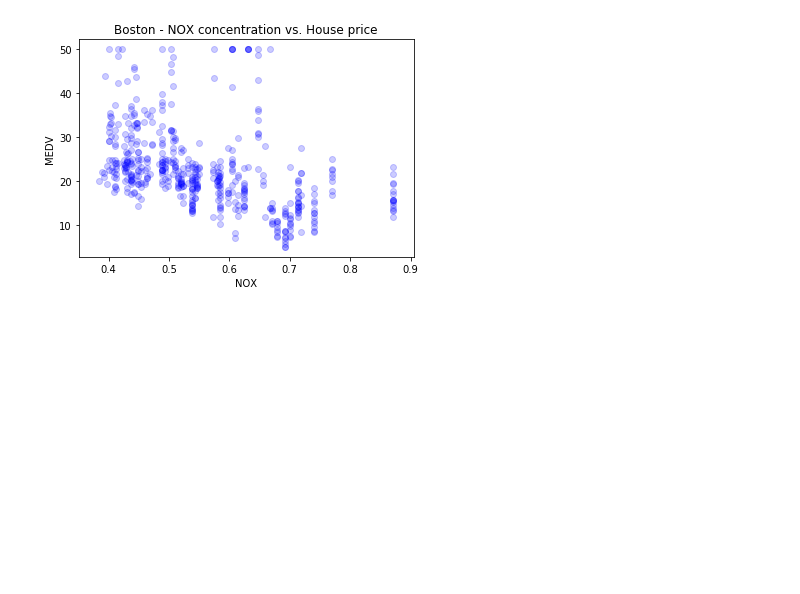
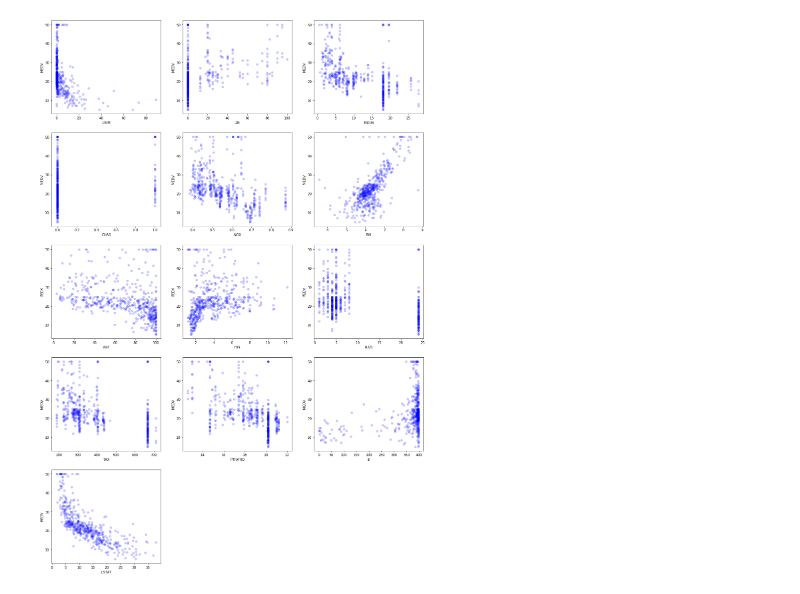
Before and after one commit to 0xLeon/MachLearn-Exercises, a Jupyter notebook: Jupyter/MachLearnExercise02.ipynb, the cells around one changed output. Cells and saved outputs as stored; diff of their text form; code cells hidden in the pictures; blank space fills up the shorter version.

Commit message:
Plot all data columns separatly and include stats graph
Stats graph includes mean, variance and standard error.

```diff
--- a/Jupyter/MachLearnExercise02.ipynb
+++ b/Jupyter/MachLearnExercise02.ipynb
@@ -5,9 +8,14 @@ import sklearn.datasets
 # %%
-boston = sklearn.datasets.load_boston()
-plt.scatter(boston.data[:, 4], boston.target, marker='o', c='b', alpha=0.2)
-plt.xlabel(boston.feature_names[4])
-plt.ylabel('MEDV')
-plt.title('Boston - NOX concentration vs. House price')
+c = (int(np.ceil(boston.data.shape[1] / 3.0)), 3)
+
+plt.figure(1, figsize=(20, 30))
+
+for i in range(0, boston.data.shape[1]):
+    plt.subplot2grid(c, (int(np.floor(i / 3.0)), i % 3))
+    plt.scatter(boston.data[:, i], boston.target, marker='o', c='b', alpha=0.2)
+    plt.xlabel(boston.feature_names[i])
+    plt.ylabel('MEDV')
+
 plt.show()
 # %% [output]
-[figure, old version]
+[figure, new version]
```
Also changed, not shown: parts of 3 cells of this notebook.
